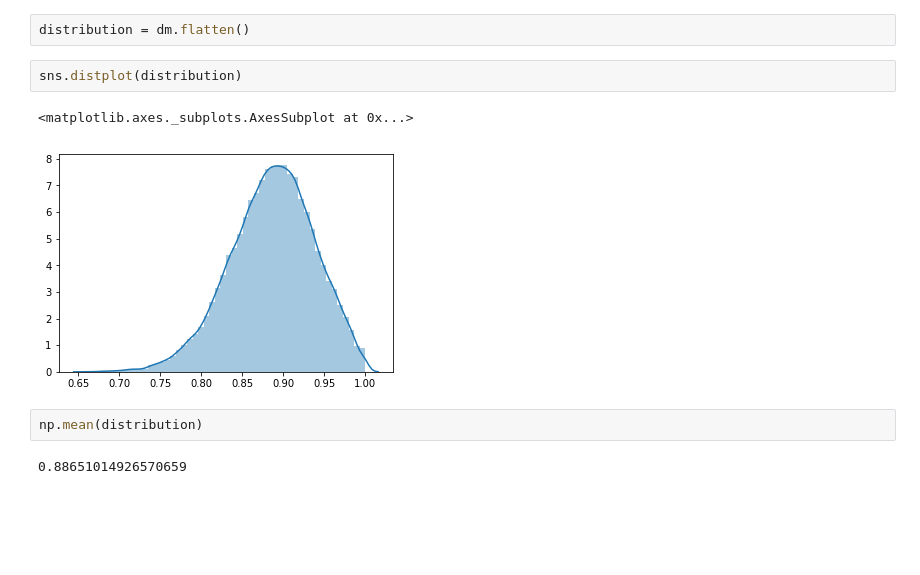
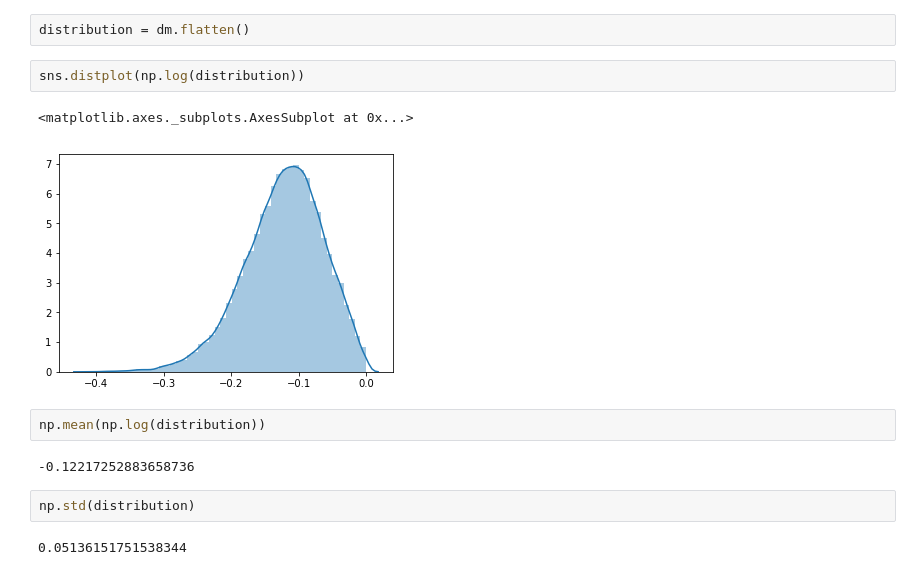
Before and after one commit to josechudev/GeneExpressionBiClustering, a Jupyter notebook: Notebooks/Test DBSCAN.ipynb, the cells around one changed output. Drawn from its saved outputs; the diff is of its cells as text; blank space fills up the shorter version.

```diff
--- a/Notebooks/Test DBSCAN.ipynb
+++ b/Notebooks/Test DBSCAN.ipynb
@@ -110,11 +111,15 @@ dm = np.asarray([[PositiveNegativeCorrelation(p1,p2,len(p1)).H_pos for p2 in dat
 # %%
 distribution = dm.flatten()
 # %%
-sns.distplot(distribution)
+sns.distplot(np.log(distribution))
 # %% [output]
 <matplotlib.axes._subplots.AxesSubplot at 0x...>
-[figure, old version]
+[figure, new version]
 # %%
-np.mean(distribution)
+np.mean(np.log(distribution))
 # %% [output]
-0.88651014926570659
+-0.12217252883658736
+# %%
+np.std(distribution)
+# %% [output]
+0.05136151751538344
```
Also changed, not shown: parts of 2 cells of this notebook.
